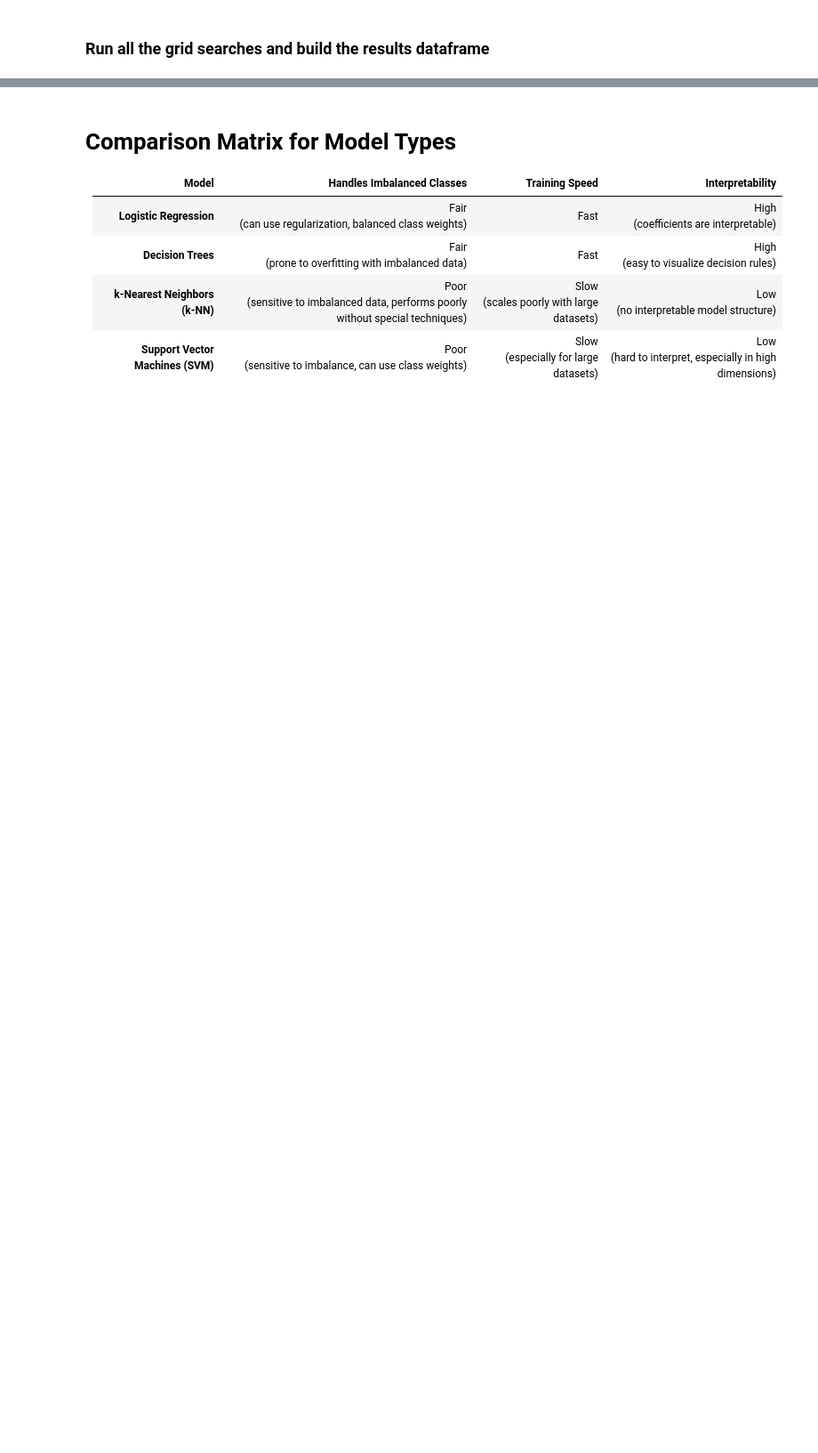
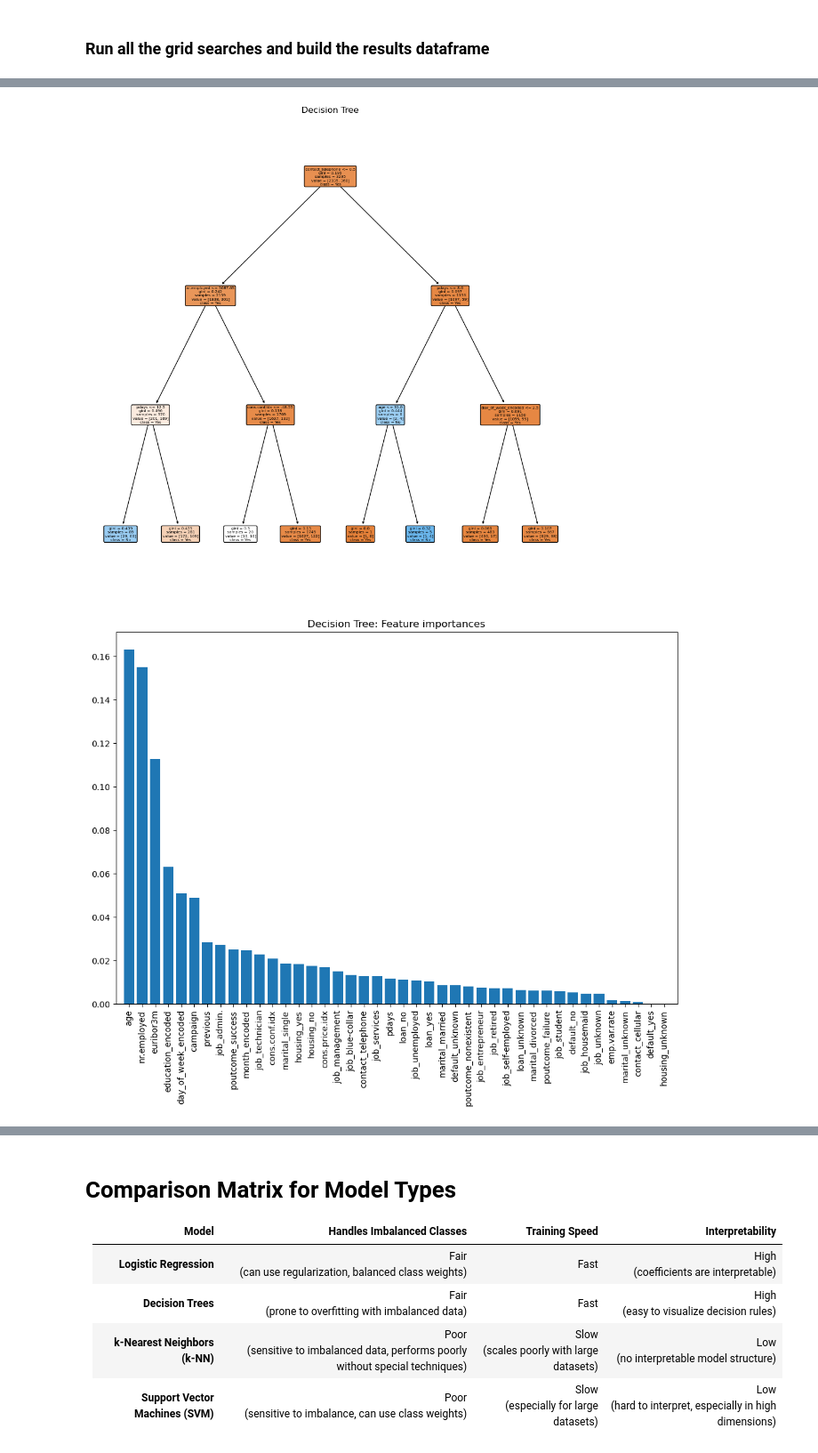
Before and after one commit to johnprg/BankData, a Jupyter notebook: try_it_17.1.ipynb, the cells around one changed output, grey strips where cells are left out. Shown at 89% size. Drawn from its saved outputs; the diff is of its cells as text; code cells hidden in the pictures; blank space fills up the shorter version.

Commit message:
cleaned up output plots and created functions to delay all plotting till after all searches

```diff
--- a/try_it_17.1.ipynb
+++ b/try_it_17.1.ipynb
@@ -624,18 +578,16 @@ Accuracy: 0.8965098634294385
 # show the permutation importances
 from sklearn.inspection import permutation_importance
 
-result = permutation_importance(knn_model, X_test, y_test, n_repeats=10, random_state=17, n_jobs=-1)
-importances = result.importances_mean
-indices = np.argsort(importances)[::-1]
+def show_permutation_importances(model, X, y, title):
+    result = permutation_importance(model, X, y, n_repeats=10, random_state=17, n_jobs=-1)
+    importances = result.importances_mean
+    indices = np.argsort(importances)[::-1]
 
-print("Permutation importance ranking:")
-for f in range(X.shape[1]):
-    print(f"{f + 1}. feature {indices[f]} ({importances[indices[f]]}) - {X.columns[indices[f]]}")
+    # plot the permutation importances
+    plt.figure(figsize=(10, 5))
+    plt.title(title + ": Permutation importances")
+    plt.bar(range(X.shape[1]), importances[indices], align='center')
+    plt.xticks(range(X.shape[1]), np.array(X.columns)[indices], rotation=90)
+    plt.xlim([-1, X.shape[1]])
 
-# plot the permutation importances
-plt.figure(figsize=(10, 5))
-plt.title("Permutation importances")
-plt.bar(range(X.shape[1]), importances[indices], align='center')
-plt.xticks(range(X.shape[1]), np.array(X.columns)[indices], rotation=90)
-plt.xlim([-1, X.shape[1]])
-plt.show()
+    plt.show()
@@ -697,7 +630,7 @@ def svm_search(X_train, y_train, verbose=False, scoring='accuracy'):
         print(f'Parameters: {svm_grid.best_params_}')
         print(f'Accuracy: {svm_grid.best_score_}')
 
-    return svm_grid.best_estimator_
+    return svm_grid.best_estimator_.named_steps['svm']
 
 svm_model = svm_search(X_train, y_train, True)
 # %% [output]
@@ -959,0 +884,9 @@ plt.show()
+# %%
+# show the descriptive results for each winning model
+show_decision_tree(dt_model, X, 'Decision Tree')
+show_coefficients(lgr_model, X, 'Logistic Regression')
+show_permutation_importances(knn_model, X_test, y_test, 'K Nearest Neighbors')
+show_svm(svm_model, X, 'Support Vector Machine')
+# %% [output]
+[figure, added]
+[figure, added]
```
Also changed, not shown: parts of 13 cells of this notebook.
